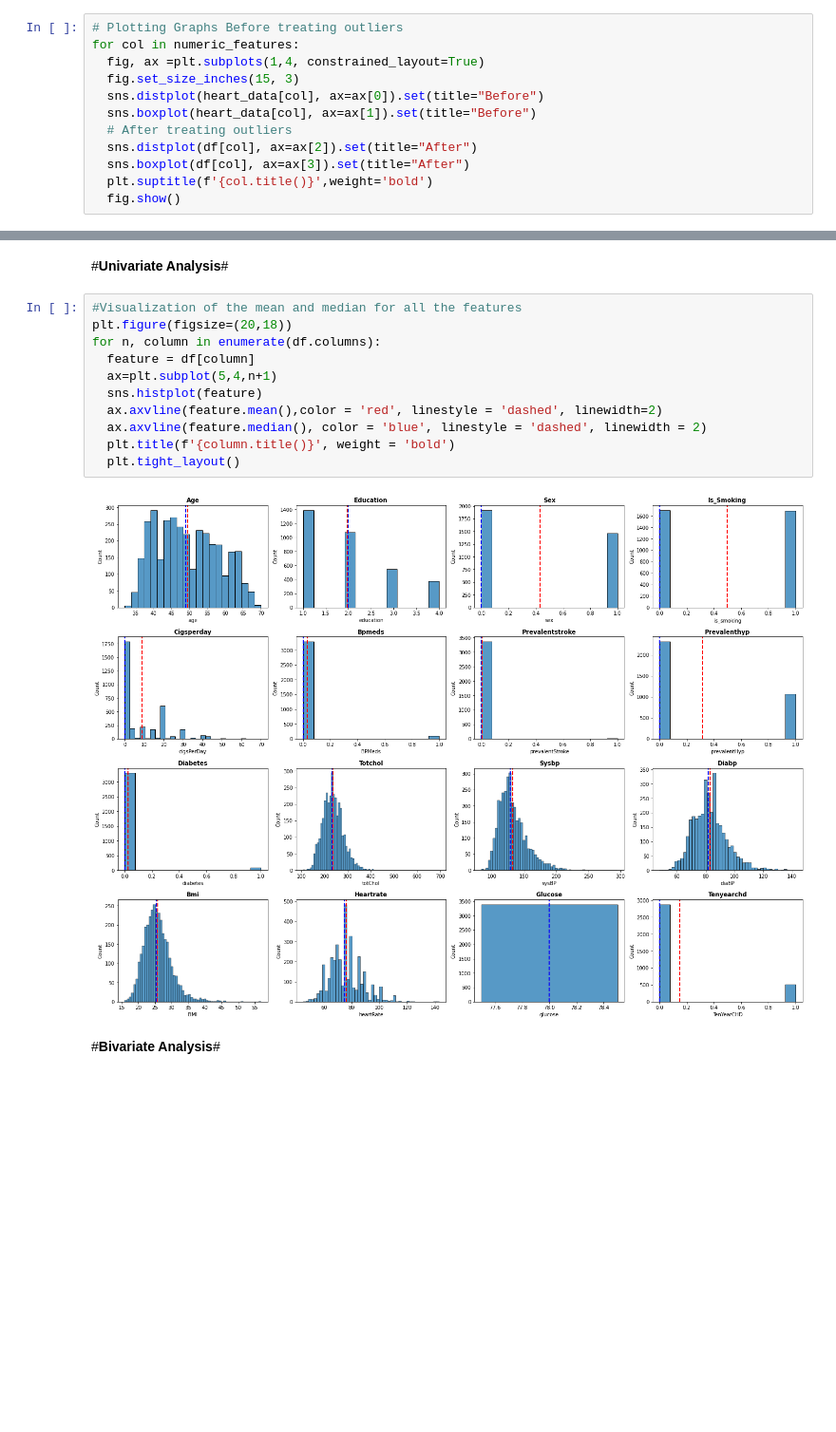
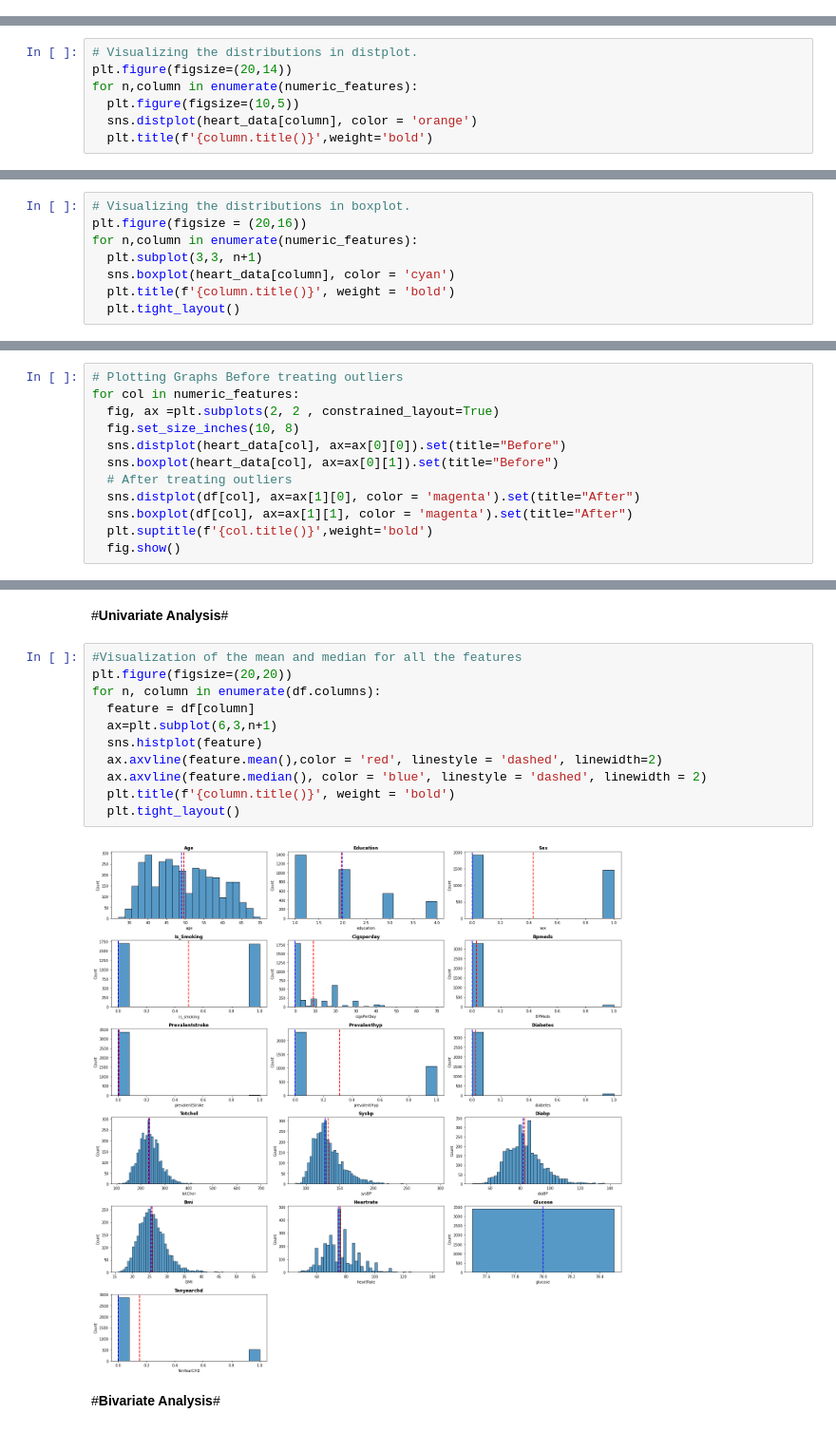
Before and after one commit to sksamima5/Cardiovascular-Risk-Prediction, a Jupyter notebook: Cardiovascular_Risk_Prediction_.ipynb, the cells around one changed output, grey strips where cells are left out. Shown at 95% size. Saved outputs shown, nothing was run; the diff lists cells and outputs as text; blank space fills up the shorter version.

```diff
--- a/Cardiovascular_Risk_Prediction_.ipynb
+++ b/Cardiovascular_Risk_Prediction_.ipynb
@@ -308,12 +290,0 @@ df[col] = np.where(df[col]>upper_limit, median,np.where(df[col]<upper_limit,medi
-# %%
-# Plotting Graphs Before treating outliers
-for col in numeric_features:
-  fig, ax =plt.subplots(1,4, constrained_layout=True)
-  fig.set_size_inches(15, 3)
-  sns.distplot(heart_data[col], ax=ax[0]).set(title="Before")
-  sns.boxplot(heart_data[col], ax=ax[1]).set(title="Before")
-  # After treating outliers
-  sns.distplot(df[col], ax=ax[2]).set(title="After")
-  sns.boxplot(df[col], ax=ax[3]).set(title="After")
-  plt.suptitle(f'{col.title()}',weight='bold')
-  fig.show()
@@ -417,0 +385,7 @@ df.head()
+# %%
+# Visualizing the distributions in distplot.
+plt.figure(figsize=(20,14))
+for n,column in enumerate(numeric_features):
+  plt.figure(figsize=(10,5))
+  sns.distplot(heart_data[column], color = 'orange')
+  plt.title(f'{column.title()}',weight='bold')
@@ -417,0 +402,8 @@ df.head()
+# %%
+# Visualizing the distributions in boxplot.
+plt.figure(figsize = (20,16))
+for n,column in enumerate(numeric_features):
+  plt.subplot(3,3, n+1)
+  sns.boxplot(heart_data[column], color = 'cyan')
+  plt.title(f'{column.title()}', weight = 'bold')
+  plt.tight_layout()
@@ -417,0 +431,12 @@ df.head()
+# %%
+# Plotting Graphs Before treating outliers
+for col in numeric_features:
+  fig, ax =plt.subplots(2, 2 , constrained_layout=True)
+  fig.set_size_inches(10, 8)
+  sns.distplot(heart_data[col], ax=ax[0][0]).set(title="Before")
+  sns.boxplot(heart_data[col], ax=ax[0][1]).set(title="Before")
+  # After treating outliers
+  sns.distplot(df[col], ax=ax[1][0], color = 'magenta').set(title="After")
+  sns.boxplot(df[col], ax=ax[1][1], color = 'magenta').set(title="After")
+  plt.suptitle(f'{col.title()}',weight='bold')
+  fig.show()
@@ -419,17 +455,17 @@ df.head()
 #**Univariate Analysis**#
 # %%
 #Visualization of the mean and median for all the features
-plt.figure(figsize=(20,18))
+plt.figure(figsize=(20,20))
 for n, column in enumerate(df.columns):
   feature = df[column]
-  ax=plt.subplot(5,4,n+1)
+  ax=plt.subplot(6,3,n+1)
   sns.histplot(feature)
   ax.axvline(feature.mean(),color = 'red', linestyle = 'dashed', linewidth=2)
   ax.axvline(feature.median(), color = 'blue', linestyle = 'dashed', linewidth = 2)
   plt.title(f'{column.title()}', weight = 'bold')
   plt.tight_layout()
 # %% [output]
-[figure, old version]
+[figure, new version]
 # %% [markdown]
 #**Bivariate Analysis**#
 # %%
```
Also changed, not shown: parts of 58 cells of this notebook.
